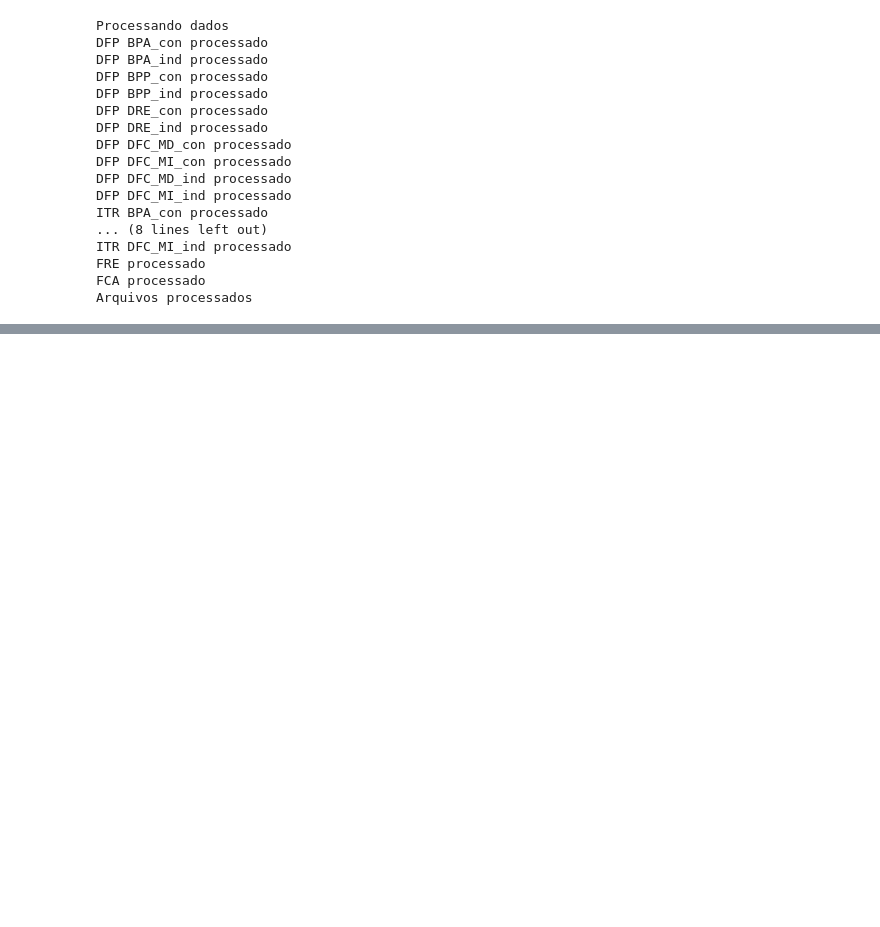
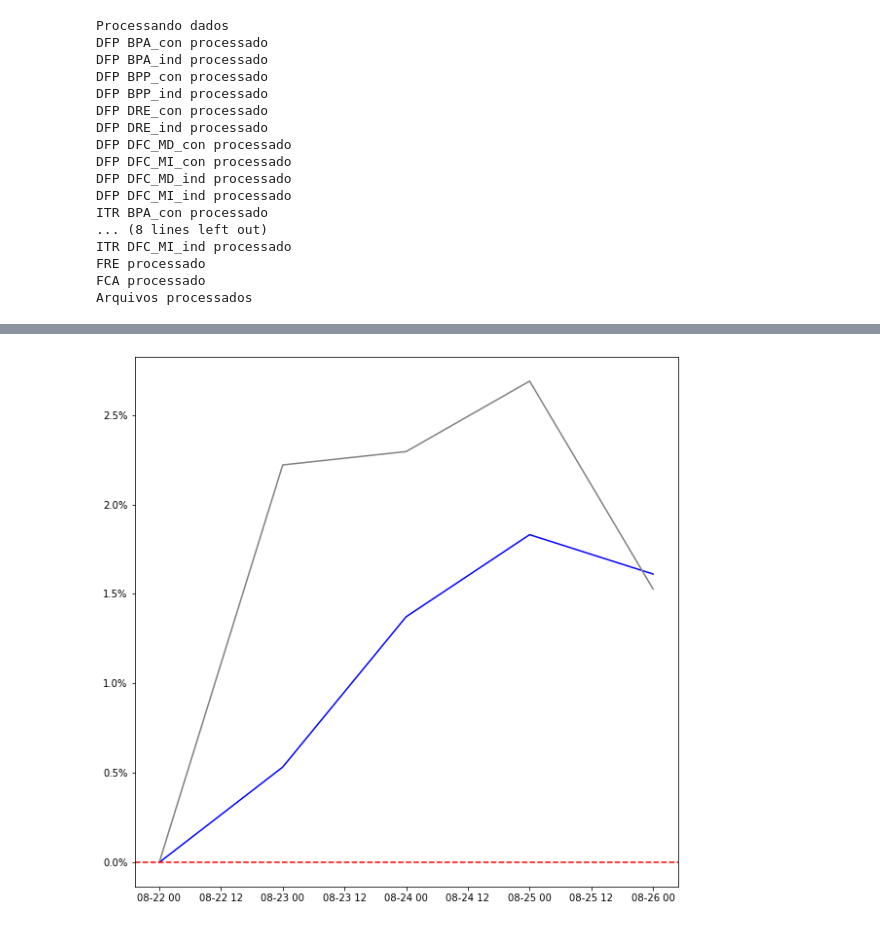
Before and after one commit to ggarmatter/Extrai-dados-CVM, a Jupyter notebook: filtro acoes.ipynb, the cells around one changed output, grey strips where cells are left out. Drawn from its saved outputs; the diff is of its cells as text; code cells hidden in the pictures; blank space fills up the shorter version.

```diff
--- a/filtro acoes.ipynb
+++ b/filtro acoes.ipynb
@@ -761,0 +790,11 @@ lista_empresas.to_excel("./Resultados/filtro.xlsx")
+# %%
+# abre o arquivo filtro
+lista_empresas = pd.read_excel("./Resultados/filtro.xlsx")
+
+# faz uma lista com tickers que passam no filtro
+lista_empresas = list(lista_empresas["TICKER"][lista_empresas["Passou"] == 1])
+
+# coloca bova pra poder comparar
+lista_empresas.append("BOVA11")
+
+print(lista_empresas)
@@ -761,0 +803,13 @@ lista_empresas.to_excel("./Resultados/filtro.xlsx")
+# %%
+def baixa_cotacao_historica(lista, ini, dado="Adj Close"):
+    cotacoes = pd.DataFrame()
+    for acao in lista:
+        print(acao)
+        cotacoes[acao] = yf.download(acao+".SA", start=ini)[dado]
+    return(cotacoes)
+
+# apenas para teste
+data = date-datetime.timedelta(days=7)
+
+precos = baixa_cotacao_historica(lista_empresas, data)
+precos
@@ -761,0 +842,10 @@ lista_empresas.to_excel("./Resultados/filtro.xlsx")
+# %%
+# calcula cota pra cada ativo
+precos = (1+ precos.pct_change()).fillna(1).cumprod()
+
+# cria coluna da carteira como um todo, sem bova
+precos["carteira"] = ((1+precos.drop("BOVA11", axis=1).sum(axis=1).pct_change()).fillna(1).cumprod())
+
+# faz -1 pra ficar o valor da rentabilidade
+precos = (precos-1)*100
+precos
@@ -761,0 +861,11 @@ lista_empresas.to_excel("./Resultados/filtro.xlsx")
+# %%
+# plota
+import matplotlib.pyplot as plt
+from matplotlib.ticker import PercentFormatter
+fig, ax = plt.subplots(figsize = (10,10))
+ax.plot(precos["carteira"], color="blue")
+ax.plot(precos["BOVA11"], color="grey")
+ax.axhline(0, color="red", linestyle="--")
+ax.yaxis.set_major_formatter(PercentFormatter(decimals=1))
+# %% [output]
+[figure, added]
```
Also changed, not shown: parts of 31 cells of this notebook, 1 other file.
